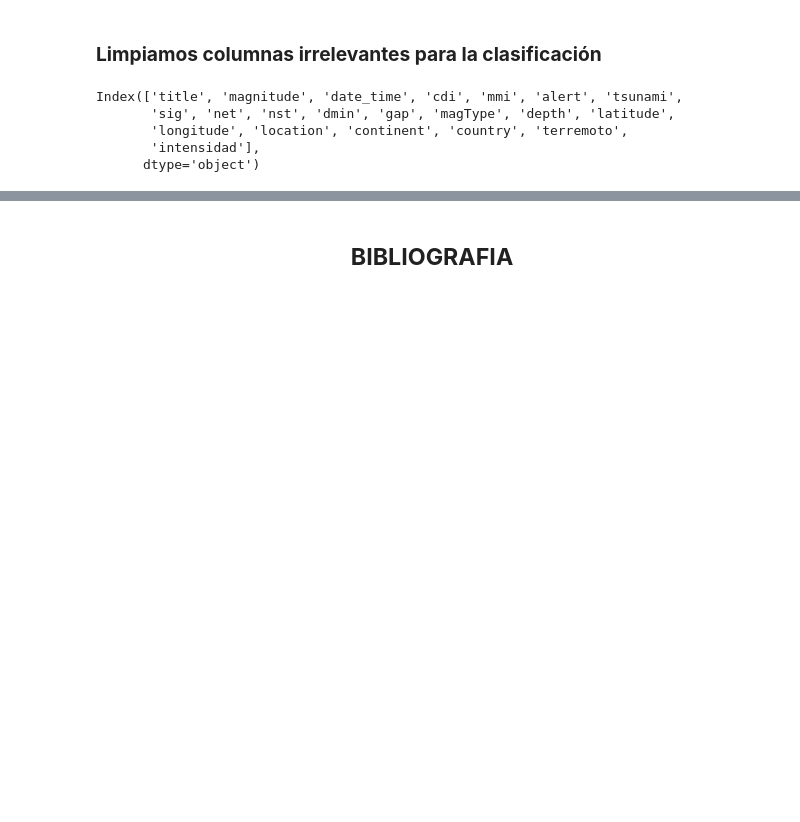
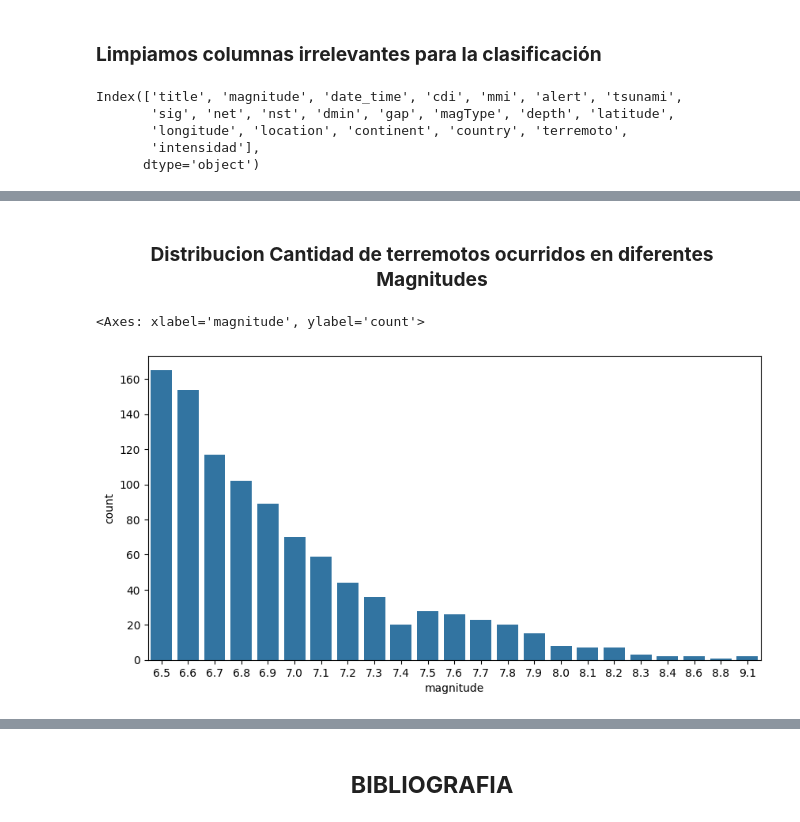
Before and after one commit to CristianLLDev/talentotech, a Jupyter notebook: Proyecto Final Regresion Logistica Terremotos/Exposicion _Regresion_logistica_Clasificacion_Intensidad_Terremotos.ipynb, the cells around one changed output, grey strips where cells are left out. Drawn from its saved outputs; the diff is of its cells as text; code cells hidden in the pictures; blank space fills up the shorter version.

```diff
--- a/Proyecto Final Regresion Logistica Terremotos/Exposicion _Regresion_logistica_Clasificacion_Intensidad_Terremotos.ipynb
+++ b/Proyecto Final Regresion Logistica Terremotos/Exposicion _Regresion_logistica_Clasificacion_Intensidad_Terremotos.ipynb
@@ -201,0 +206,6 @@ df.head()
+# %%
+df['date_time']=pd.to_datetime(df['date_time'])
+df['Year']=pd.DatetimeIndex(df["date_time"]).year
+df['Month']=pd.DatetimeIndex(df["date_time"]).month
+df.drop('date_time',axis=1,inplace=True)
+df.head()
@@ -201,0 +240,8 @@ df.head()
+# %% [markdown]
+### __<center>Distribucion Cantidad de terremotos ocurridos en diferentes Magnitudes</center>__
+# %%
+plt.figure(figsize=(10,5))
+sns.countplot(x='magnitude',data=df)
+# %% [output]
+<Axes: xlabel='magnitude', ylabel='count'>
+[figure, added]
```
Also changed, not shown: parts of 13 cells of this notebook.
